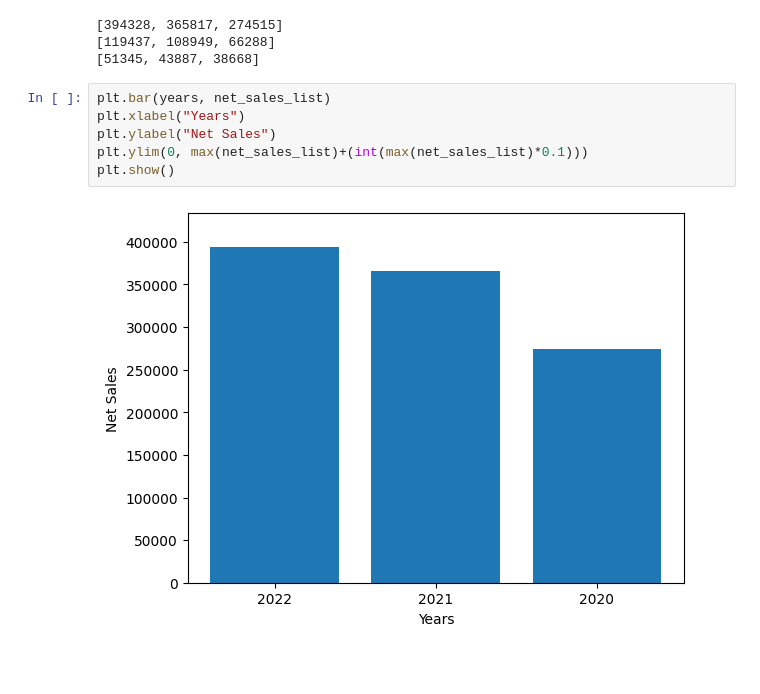
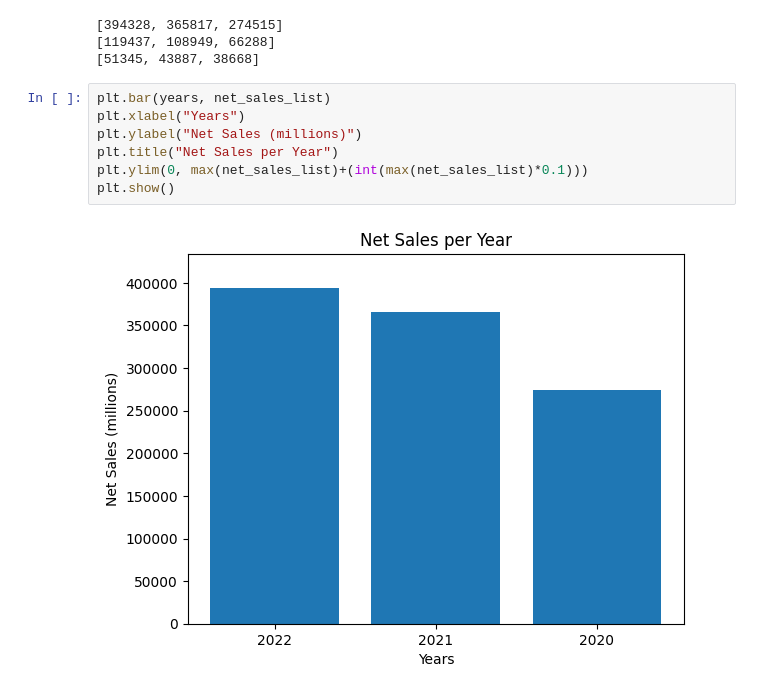
Before and after one commit to GabrielKabbani/Projeto-AnalisedeTexto-BK-GK-RM, a Jupyter notebook: Projeto.ipynb, the cells around one changed output. Cells and saved outputs as stored; diff of their text form; blank space fills up the shorter version.

Commit message:
data extraction and graphs being plotted

```diff
--- a/Projeto.ipynb
+++ b/Projeto.ipynb
@@ -226,8 +227,9 @@ print(operating_expenses_list)
 # %%
 plt.bar(years, net_sales_list)
 plt.xlabel("Years")
-plt.ylabel("Net Sales")
+plt.ylabel("Net Sales (millions)")
+plt.title("Net Sales per Year")
 plt.ylim(0, max(net_sales_list)+(int(max(net_sales_list)*0.1)))
 plt.show()
 # %% [output]
-[figure, old version]
+[figure, new version]
```
Also changed, not shown: parts of 5 cells of this notebook.
